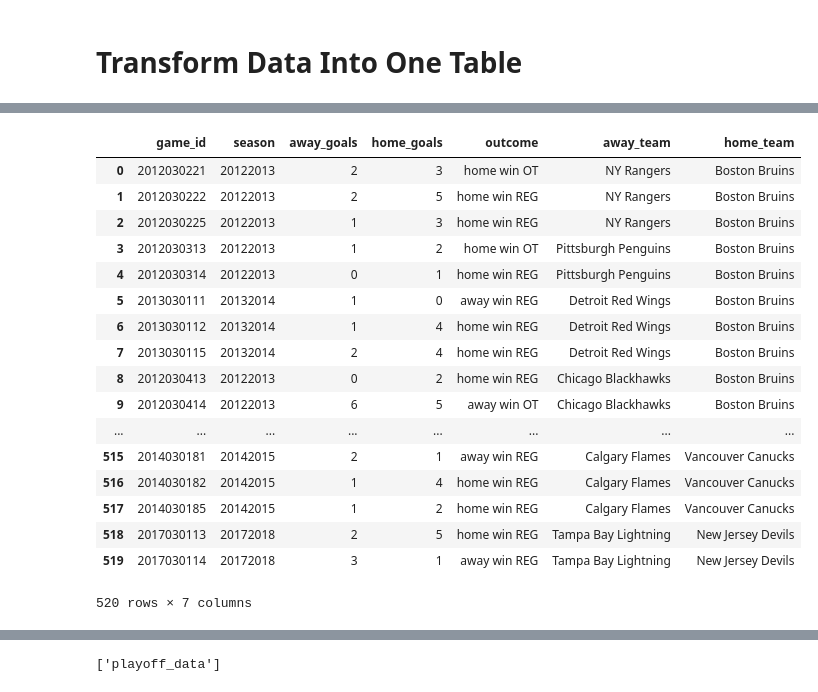
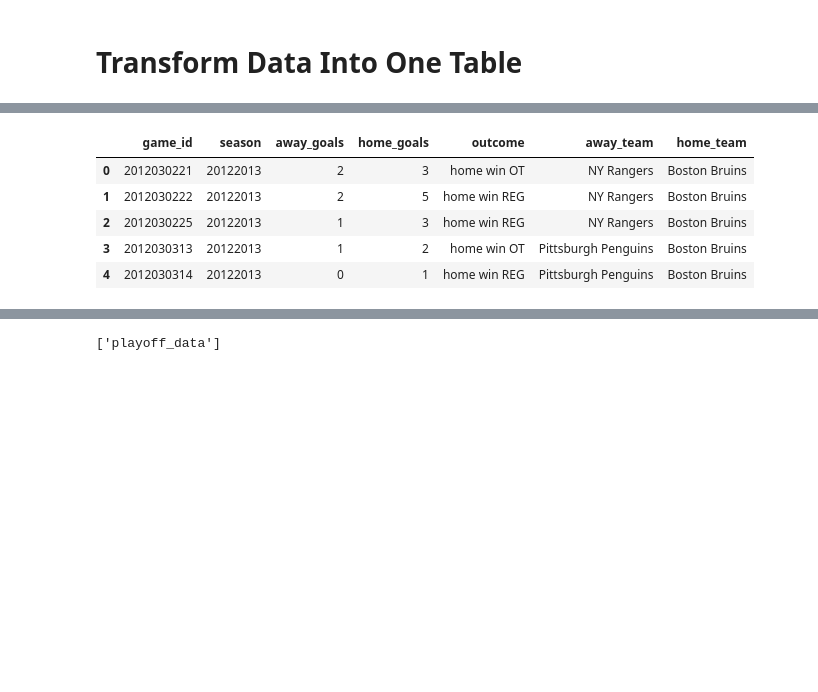
Before and after one commit to Mpalmese/ETL-project, a Jupyter notebook: ETL.ipynb, the cells around one changed output, grey strips where cells are left out. Drawn from its saved outputs; the diff is of its cells as text; code cells hidden in the pictures; blank space fills up the shorter version.

```diff
--- a/ETL.ipynb
+++ b/ETL.ipynb
@@ -158,26 +134,14 @@ game_df
 # %%
 game_df = game_df.rename(columns={'team_name':"home_team"})
 game_df = game_df.drop(columns='team_id')
-game_df
+game_df.head()
 # %% [output]
 |  | game_id | season | away_goals | home_goals | outcome | away_team | home_team |
 | 0 | 2012030221 | 20122013 | 2 | 3 | home win OT | NY Rangers | Boston Bruins |
 | 1 | 2012030222 | 20122013 | 2 | 5 | home win REG | NY Rangers | Boston Bruins |
 | 2 | 2012030225 | 20122013 | 1 | 3 | home win REG | NY Rangers | Boston Bruins |
 | 3 | 2012030313 | 20122013 | 1 | 2 | home win OT | Pittsburgh Penguins | Boston Bruins |
 | 4 | 2012030314 | 20122013 | 0 | 1 | home win REG | Pittsburgh Penguins | Boston Bruins |
-| 5 | 2013030111 | 20132014 | 1 | 0 | away win REG | Detroit Red Wings | Boston Bruins |
-| 6 | 2013030112 | 20132014 | 1 | 4 | home win REG | Detroit Red Wings | Boston Bruins |
-| 7 | 2013030115 | 20132014 | 2 | 4 | home win REG | Detroit Red Wings | Boston Bruins |
-| 8 | 2012030413 | 20122013 | 0 | 2 | home win REG | Chicago Blackhawks | Boston Bruins |
-| 9 | 2012030414 | 20122013 | 6 | 5 | away win OT | Chicago Blackhawks | Boston Bruins |
-| ... | ... | ... | ... | ... | ... | ... | ... |
-| 515 | 2014030181 | 20142015 | 2 | 1 | away win REG | Calgary Flames | Vancouver Canucks |
-| 516 | 2014030182 | 20142015 | 1 | 4 | home win REG | Calgary Flames | Vancouver Canucks |
-| 517 | 2014030185 | 20142015 | 1 | 2 | home win REG | Calgary Flames | Vancouver Canucks |
-| 518 | 2017030113 | 20172018 | 2 | 5 | home win REG | Tampa Bay Lightning | New Jersey Devils |
-| 519 | 2017030114 | 20172018 | 3 | 1 | away win REG | Tampa Bay Lightning | New Jersey Devils |
-520 rows × 7 columns
 # %%
 neworder = ['game_id','season', 'away_team','home_team','away_goals','home_goals','outcome']
 playoff_data = game_df.reindex(columns=neworder)
```
Also changed, not shown: parts of 10 cells of this notebook.
